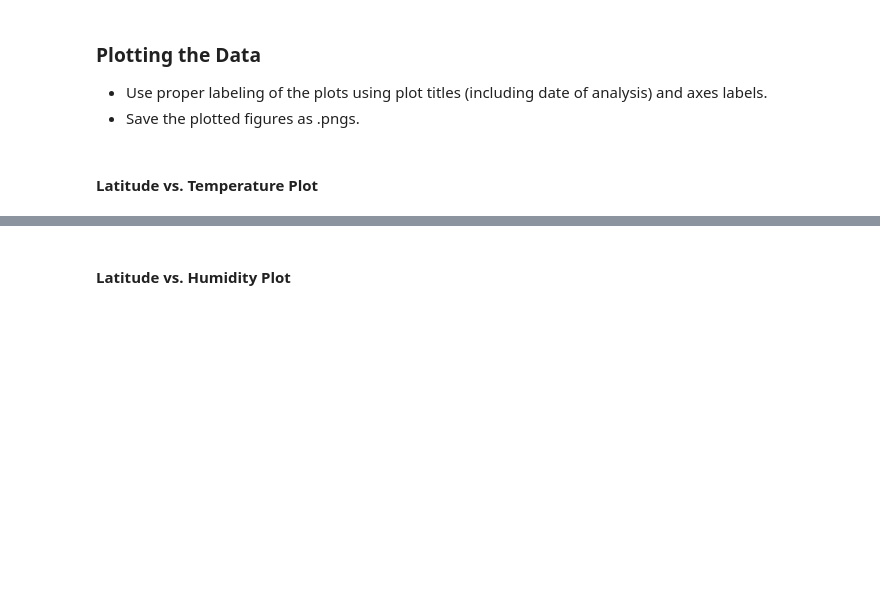
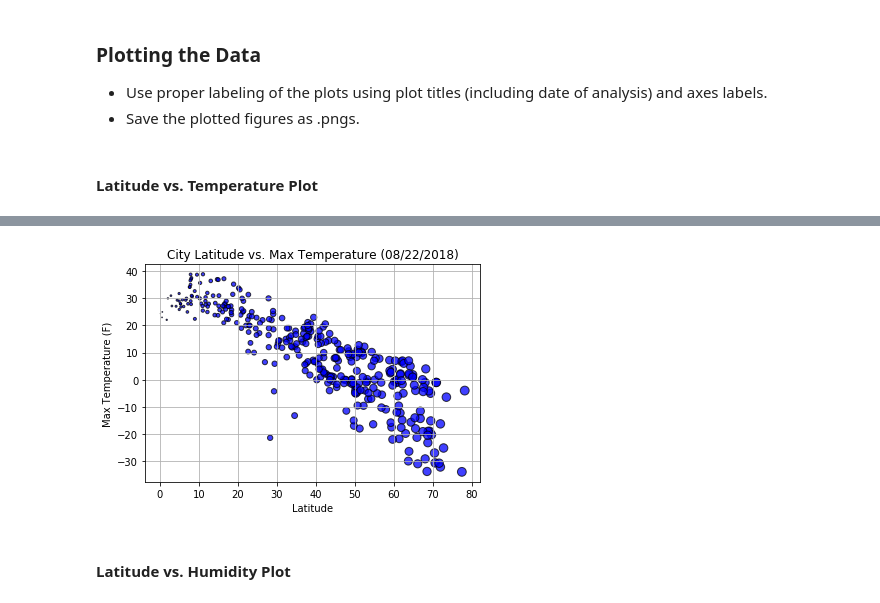
Before and after one commit to DesthyKardell/WeatherPy, a Jupyter notebook: starter_code/WeatherPy.ipynb, the cells around one changed output, grey strips where cells are left out. Cells and saved outputs as stored; diff of their text form; code cells hidden in the pictures; blank space fills up the shorter version.

```diff
--- a/starter_code/WeatherPy.ipynb
+++ b/starter_code/WeatherPy.ipynb
@@ -43,8 +40,8 @@ lat_lngs = []
 cities = []
 
 # Create a set of random lat and lng combinations
-lats = np.random.uniform(low=-90.000, high=90.000, size=10)
-lngs = np.random.uniform(low=-180.000, high=180.000, size=10)
+lats = np.random.uniform(low=-90.000, high=90.000, size=1500)
+lngs = np.random.uniform(low=-180.000, high=180.000, size=1500)
 lat_lngs = zip(lats, lngs)
 
 # Identify nearest city for each lat, lng combination
@@ -149,0 +164,4 @@ dtype: int64
+# %%
+#Display the dataframe
+weather_by_city = pd.DataFrame(weather_data)
+weather_by_city.head()
@@ -159,2 +184,19 @@ dtype: int64
+# %%
+x_axis = weather_by_city["Lat"]
+Temperature = weather_by_city["Max Temp"]
+
+plt.scatter(x_axis, Temperature, marker="o", facecolors="blue", edgecolors="black",
+            s=x_axis, alpha=0.75)
+
+plt.title('City Latitude vs. Max Temperature (08/22/2018)')
+plt.xlabel('Latitude')
+plt.ylabel('Max Temperature (F)')
+
+plt.grid()
+
+#Save the Figure
+plt.savefig("../Images/LatvsTemp.png")
+# %% [output]
+[figure, added]
 # %% [markdown]
 #### Latitude vs. Humidity Plot
```
Also changed, not shown: parts of 16 cells of this notebook, 7 other files.
